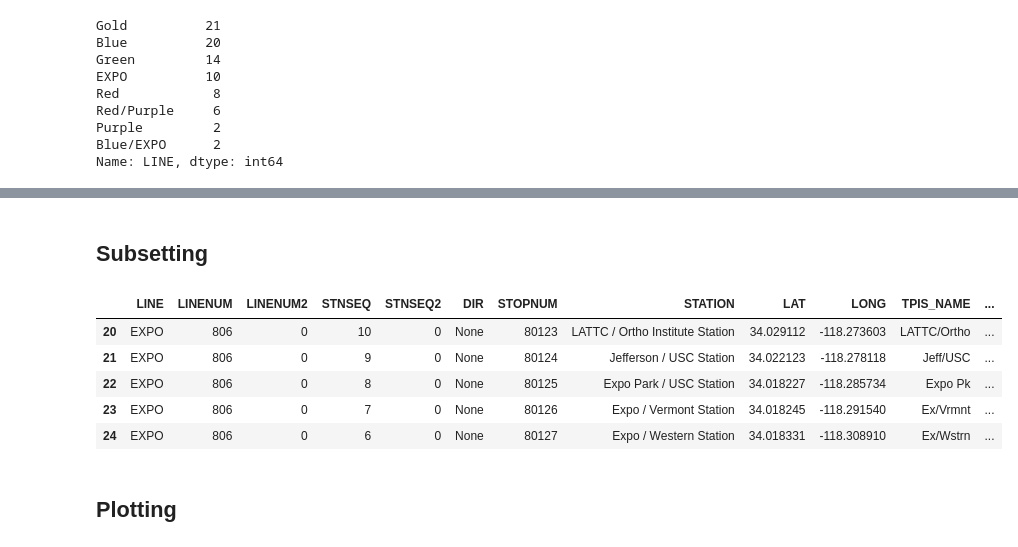
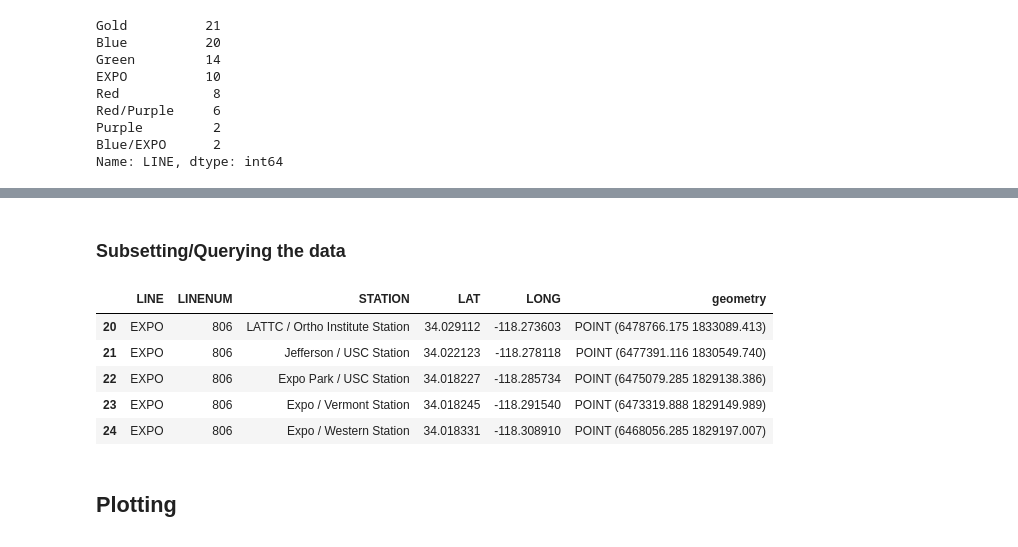
Before and after one commit to yohman/up206a, a Jupyter notebook: Weeks/Week02/W202-PythonandMetro.ipynb, the cells around one changed output, grey strips where cells are left out. Cells and saved outputs as stored; diff of their text form; code cells hidden in the pictures.

```diff
--- a/Weeks/Week02/W202-PythonandMetro.ipynb
+++ b/Weeks/Week02/W202-PythonandMetro.ipynb
@@ -137,0 +188,6 @@ Name: LINE, dtype: int64
+# %%
+# list of desired column names
+desired_columns = ['LINE','LINENUM','STATION','LAT','LONG','geometry']
+
+# subset based on desired columns
+metro[desired_columns]
@@ -137,0 +219,3 @@ Name: LINE, dtype: int64
+# %%
+metro_trimmed = metro[desired_columns]
+metro_trimmed
@@ -138,13 +236,13 @@ Name: LINE, dtype: int64
 # %% [markdown]
-## Subsetting
+### Subsetting/Querying the data
 # %%
-expo = metro[metro.LINE == 'EXPO']
+expo = metro_trimmed[metro.LINE == 'EXPO']
 expo.head()
 # %% [output]
-|  | LINE | LINENUM | LINENUM2 | STNSEQ | STNSEQ2 | DIR | STOPNUM | STATION | LAT | LONG | TPIS_NAME | ... |
-| 20 | EXPO | 806 | 0 | 10 | 0 | None | 80123 | LATTC / Ortho Institute Station | 34.029112 | -118.273603 | LATTC/Ortho | ... |
-| 21 | EXPO | 806 | 0 | 9 | 0 | None | 80124 | Jefferson / USC Station | 34.022123 | -118.278118 | Jeff/USC | ... |
-| 22 | EXPO | 806 | 0 | 8 | 0 | None | 80125 | Expo Park / USC Station | 34.018227 | -118.285734 | Expo Pk | ... |
-| 23 | EXPO | 806 | 0 | 7 | 0 | None | 80126 | Expo / Vermont Station | 34.018245 | -118.291540 | Ex/Vrmnt | ... |
-| 24 | EXPO | 806 | 0 | 6 | 0 | None | 80127 | Expo / Western Station | 34.018331 | -118.308910 | Ex/Wstrn | ... |
+|  | LINE | LINENUM | STATION | LAT | LONG | geometry |
+| 20 | EXPO | 806 | LATTC / Ortho Institute Station | 34.029112 | -118.273603 | POINT (6478766.175 1833089.413) |
+| 21 | EXPO | 806 | Jefferson / USC Station | 34.022123 | -118.278118 | POINT (6477391.116 1830549.740) |
+| 22 | EXPO | 806 | Expo Park / USC Station | 34.018227 | -118.285734 | POINT (6475079.285 1829138.386) |
+| 23 | EXPO | 806 | Expo / Vermont Station | 34.018245 | -118.291540 | POINT (6473319.888 1829149.989) |
+| 24 | EXPO | 806 | Expo / Western Station | 34.018331 | -118.308910 | POINT (6468056.285 1829197.007) |
 # %%
```
Also changed, not shown: parts of 37 cells of this notebook.
